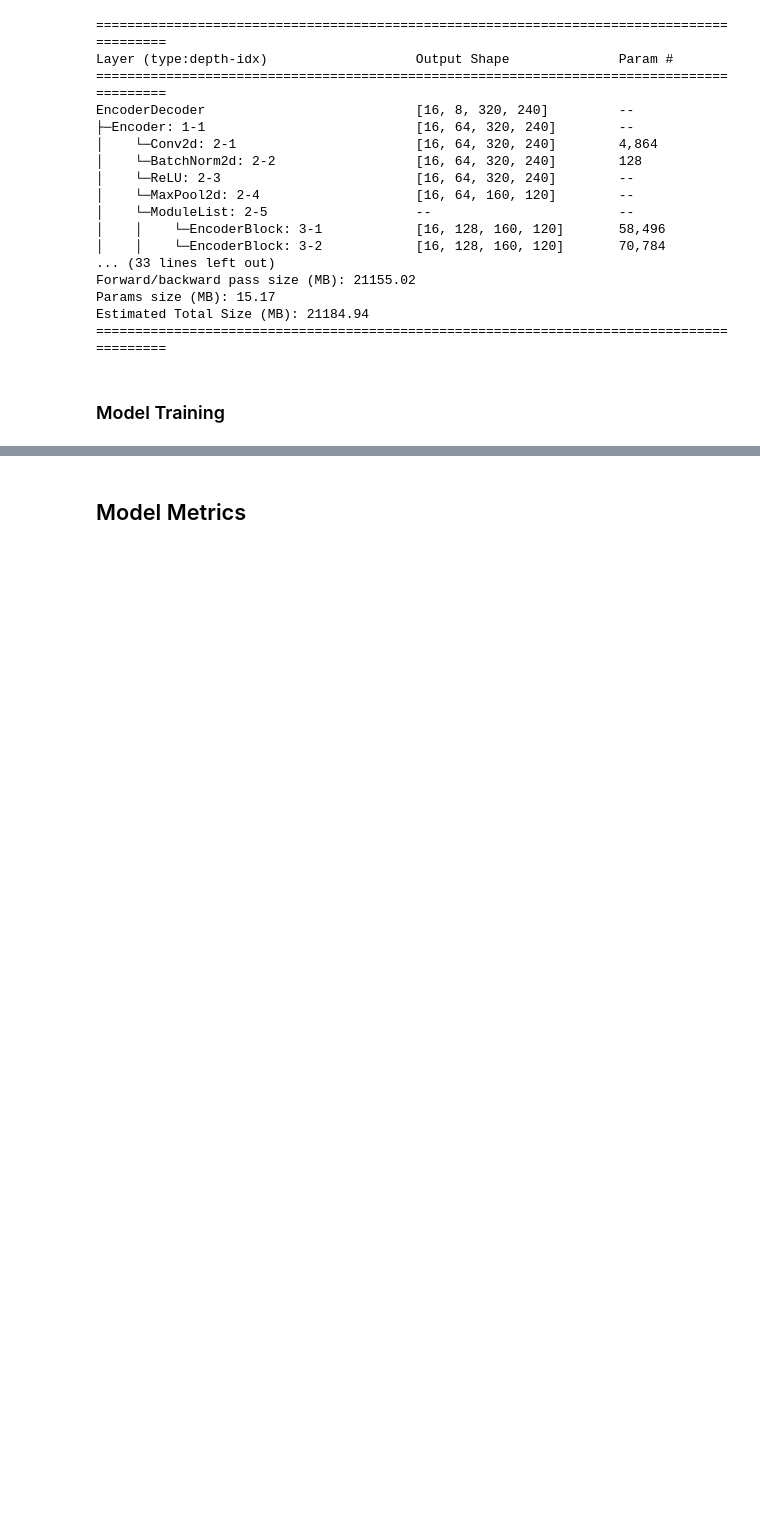
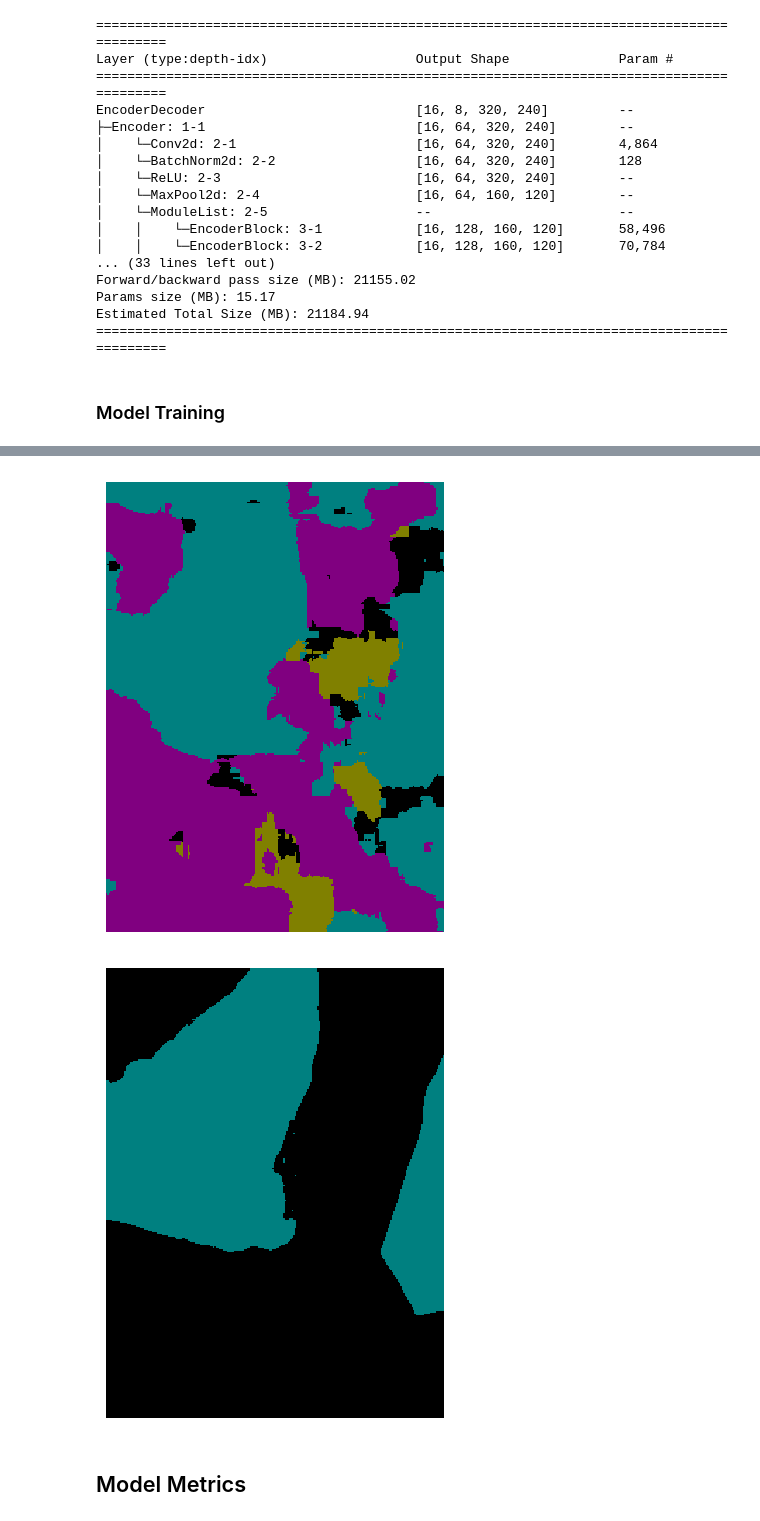
Before and after one commit to hoangviet-nguyen/bveri-abschluss-projekt, a Jupyter notebook: projekt.ipynb, the cells around one changed output, grey strips where cells are left out. Cells and saved outputs as stored; diff of their text form; code cells hidden in the pictures; blank space fills up the shorter version.

```diff
--- a/projekt.ipynb
+++ b/projekt.ipynb
@@ -522,3 +608,12 @@ ts.show([pred[0], label_images[0]])
+# %%
+logits = encoder_decoder(images.to(device))
+probs = F.softmax(logits, dim=1)
+pred = probs.argmax(dim=(1), keepdim=True)
+ts.show(pred)
+ts.show(label_images)
+# %% [output]
+[figure, added]
+[figure, added]
 # %% [markdown]
 ## Model Metrics
 # %% [markdown]
```
Also changed, not shown: parts of 9 cells of this notebook.
